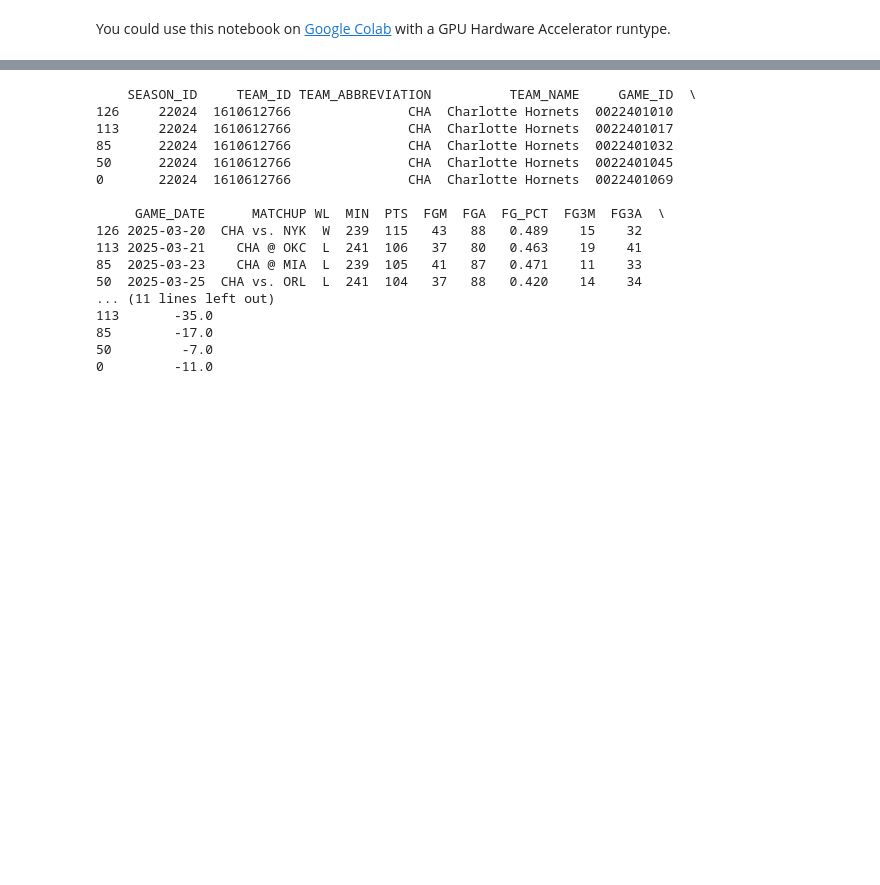
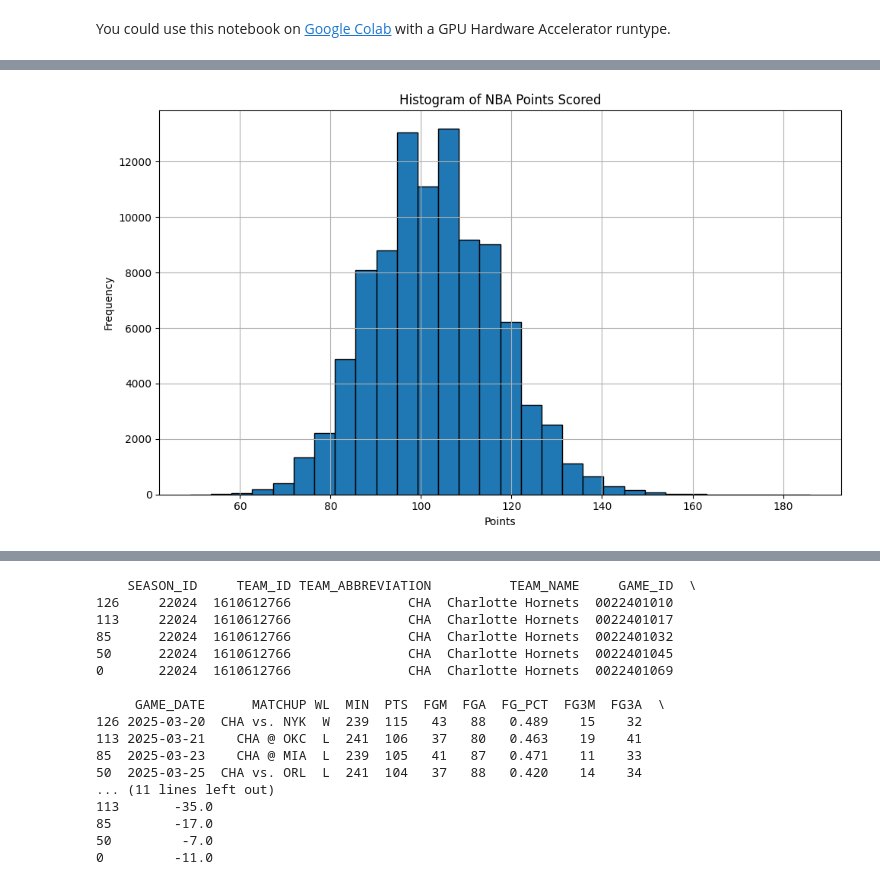
Before and after one commit to wtbtucker/NBA-Machine-Learning-Sports-Betting, a Jupyter notebook: data_mining_pipeline.ipynb, the cells around one changed output, grey strips where cells are left out. Saved outputs shown, nothing was run; the diff lists cells and outputs as text; code cells hidden in the pictures; blank space fills up the shorter version.

Commit message:
Change formatting to fit data mining class. Get all seasons 1983-present. Do some initial exploratory data analysis

```diff
--- a/data_mining_pipeline.ipynb
+++ b/data_mining_pipeline.ipynb
@@ -83,7 +41,0 @@ games.groupby(games.SEASON_ID.str[-4:])[['GAME_ID']].count()
-# %%
-# get all the games
-result = leaguegamefinder.LeagueGameFinder(league_id_nullable='00', season_type_nullable='Regular Season')
-all_games = result.get_data_frames()[0]
-# Example game
-full_game = all_games[all_games.GAME_ID == '0022401058']
-full_game
@@ -93,0 +42,16 @@ full_game
+# %%
+def get_season(season: str) -> pd.DataFrame:
+    # Input: season string with format '2011-12'
+    # Output: pandas dataframe of all regular season games in the NBA for that season
+    result = leaguegamefinder.LeagueGameFinder(league_id_nullable='00', season_type_nullable='Regular Season', season_nullable=season)
+    season_games = result.get_data_frames()[0]
+    return season_games
+
+all_seasons = []
+for start_year in range(1983, 2025):
+    end_year_suffix = (start_year + 1) % 100 # last two digits of end year
+    season_str = f'{start_year}-{end_year_suffix:02d}'
+    season_df = get_season(season_str)
+    all_seasons.append(season_df)
+
+all_games = pd.concat(all_seasons, ignore_index=True)
@@ -93,0 +73,3 @@ full_game
+# %%
+# make season ID more readable
+all_games['SEASON_ID'] = all_games['SEASON_ID'].apply(lambda x: x[1:])
@@ -93,0 +83,12 @@ full_game
+# %%
+# Plot histogram for 'PTS' column
+plt.figure(figsize=(10, 6))
+plt.hist(all_games['PTS'].dropna(), bins=30, edgecolor='black')  # Drop NaN values for cleaner data
+plt.title('Histogram of NBA Points Scored')
+plt.xlabel('Points')
+plt.ylabel('Frequency')
+plt.grid(True)
+plt.tight_layout()
+plt.show()
+# %% [output]
+[figure, added]
```
Also changed, not shown: parts of 16 cells of this notebook.
